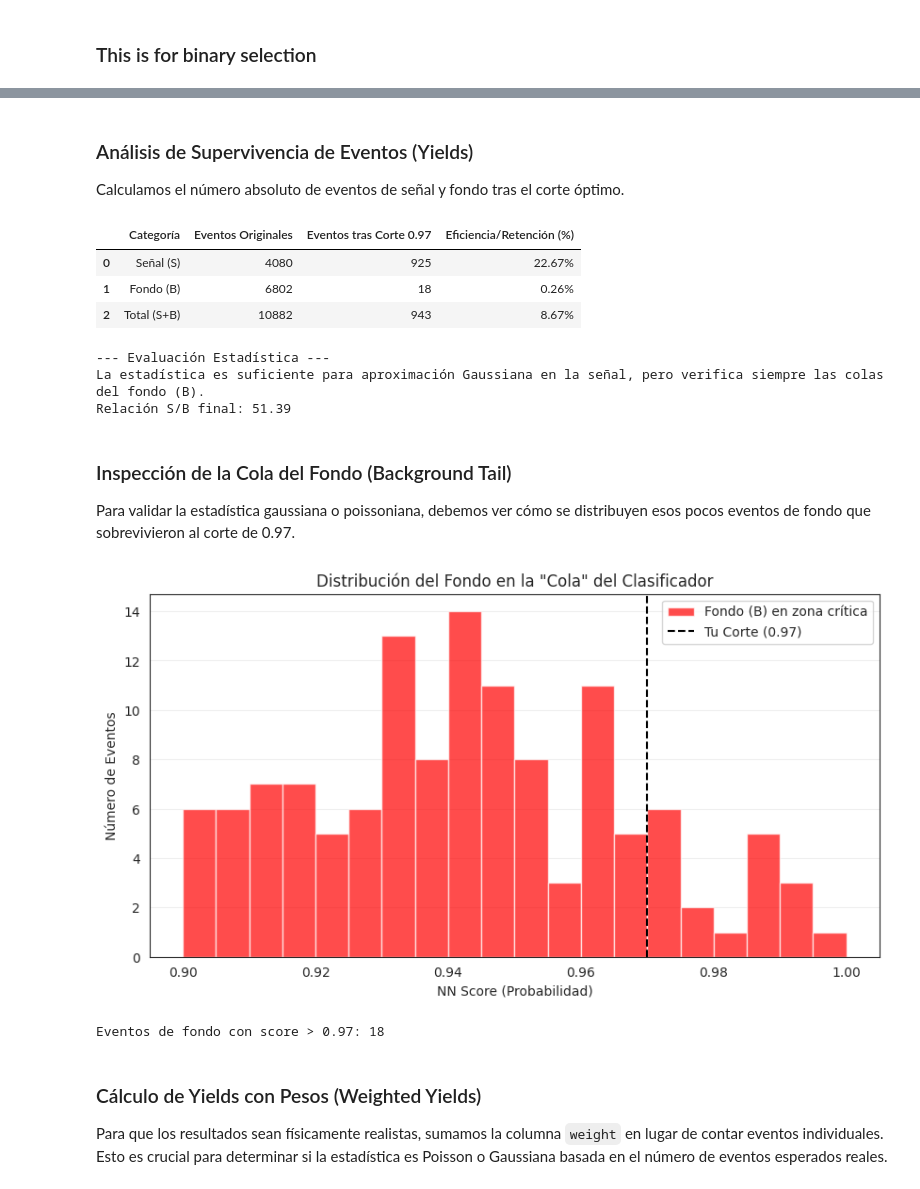
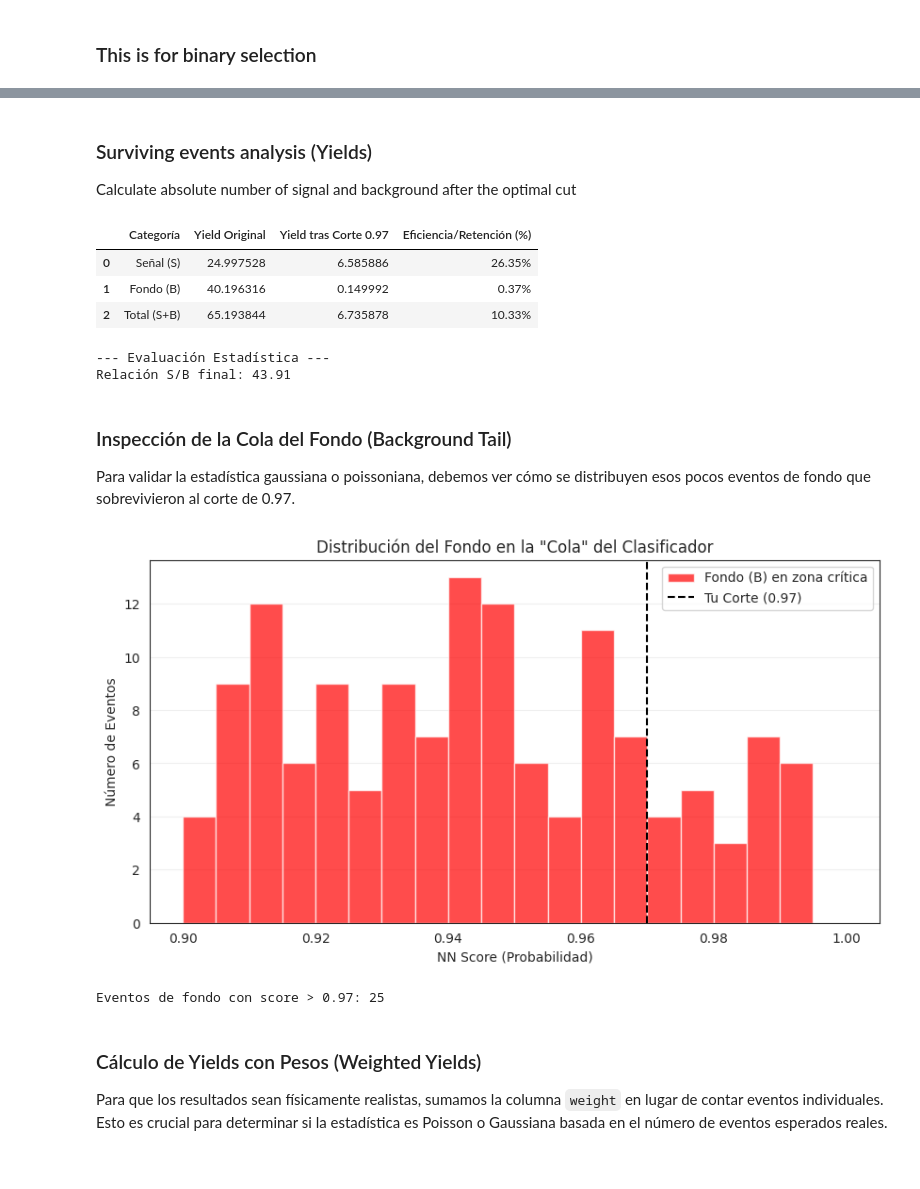
Before and after one commit to jajajandro/LIP_updated-codes, a Jupyter notebook: Template_ML.ipynb, the cells around one changed output, grey strips where cells are left out. Drawn from its saved outputs; the diff is of its cells as text; code cells hidden in the pictures.

```diff
--- a/Template_ML.ipynb
+++ b/Template_ML.ipynb
@@ -140,7 +140,7 @@ In order to normalize our data we need to define which variables we want to use
 # %%
 # Lista de variables a excluir del entrenamiento
 # Puedes añadir aquí cualquier variable que consideres que no aporta información
-exclude_vars = ['target', 'signal_probability']
+exclude_vars = ['target', 'signal_probability', 'f_n_hits_US_1', 'dens_sel2', 'f_n_hits_US_2', 'f_qdc_US_1', 'f_dens_scifi_3']
 
 # Creamos trainFeatures excluyendo las variables de la lista
 trainFeatures = [var for var in FullSignal.columns if var not in exclude_vars]
@@ -628,20 +627,22 @@ for i,x in enumerate(ax):
 # %%
 import numpy as np
 import matplotlib.pyplot as plt
+import pandas
 
-# Define cuts from 0 to 1 in steps of 0.01
+if 'weight' not in FullSignal.columns:
+    weights_column = pandas.concat([signal_df['weight'], background_df['weight']], ignore_index=True)
+    FullSignal['weight'] = weights_column
+
 cuts = np.arange(0.0, 1.01, 0.01)
 significances = []
 
 print(f"{'Cut':<6} | {'S (Weighted)':<15} | {'sqrt(B)':<10} | {'S/sqrt(B)':<10}")
-print("-" * 55)
+print('-' * 55)
 
 for x_cut in cuts:
-    # 1. Creamos las máscaras para filtrar
     mask_S = (FullSignal['target'] == 1) & (FullSignal['signal_probability'] >= x_cut)
     mask_B = (FullSignal['target'] == 0) & (FullSignal['signal_probability'] >= x_cut)
 
-    # 2. SUMAMOS LOS PESOS en lugar de contar con len()
     S = FullSignal[mask_S]['weight'].sum()
     B = FullSignal[mask_B]['weight'].sum()
 
@@ -650,16 +651,13 @@ for x_cut in cuts:
 
     significances.append(ratio)
 
-    # Print every 5 steps the output
     if int(x_cut * 100) % 5 == 0:
         print(f"{x_cut:<6.2f} | {S:<15.4f} | {sqrtB:<10.4f} | {ratio:<10.2f}")
 
-# Find max ratio
 max_idx = np.argmax(significances)
 best_cut = cuts[max_idx]
 max_significance = significances[max_idx]
 
-# --- Estadísticas con pesos (Yields esperados) ---
 total_S_orig = FullSignal[FullSignal['target'] == 1]['weight'].sum()
 total_B_orig = FullSignal[FullSignal['target'] == 0]['weight'].sum()
 total_orig = total_S_orig + total_B_orig
@@ -668,23 +666,20 @@ surviving_S = FullSignal[(FullSignal['target'] == 1) & (FullSignal['signal_proba
 surviving_B = FullSignal[(FullSignal['target'] == 0) & (FullSignal['signal_probability'] >= best_cut)]['weight'].sum()
 total_surviving = surviving_S + surviving_B
 
-# Calculate percentages of surviving S and B
 pct_S = (surviving_S / total_S_orig) * 100 if total_S_orig > 0 else 0
 pct_B = (surviving_B / total_B_orig) * 100 if total_B_orig > 0 else 0
 pct_total = (total_surviving / total_orig) * 100 if total_orig > 0 else 0
 
-# Plot
 plt.figure(figsize=(10, 6))
-plt.plot(cuts, significances, label='Significance $S/\sqrt{B}$', color='blue', lw=2)
+plt.plot(cuts, significances, label=r'Significance $S/\sqrt{B}$', color='blue', lw=2)
 plt.axvline(best_cut, color='red', linestyle='--', label=f'Optimal Cut: {best_cut:.2f}')
 plt.title('Optimisation of cut (Weighted Events)')
 plt.xlabel('Cut in probability (x_cut)')
-plt.ylabel('$S/\sqrt{B}$')
+plt.ylabel(r'$S/\sqrt{B}$')
 plt.legend()
 plt.grid(True, alpha=0.3)
 plt.show()
 
-# Print final results and percentages
 print(f"\nThe best ratio S/sqrt(B) is {max_significance:.2f} obtained with a cut at {best_cut:.2f}")
 
 print("\n" + "="*55)
@@ -734,65 +729,61 @@ Retained Background (B): 0.06 events (0.14% background kept)
 =======================================================
-# %% [markdown]
-### Análisis de Supervivencia de Eventos (Yields)
-Calculamos el número absoluto de eventos de señal y fondo tras el corte óptimo.
+# %% [markdown]
+### Surviving events analysis (Yields)
+ Calculate absolute number of signal and background after the optimal cut
 # %%
 import pandas as pd
 
-# Starting point
-working_point = 0.97
+working_point = best_cut
 
-# Conteos absolutos
-sig_final = len(FullSignal[(FullSignal['target'] == 1) & (FullSignal['signal_probability'] >= working_point)])
-bkg_final = len(FullSignal[(FullSignal['target'] == 0) & (FullSignal['signal_probability'] >= working_point)])
+total_S_orig = FullSignal[FullSignal['target'] == 1]['weight'].sum()
+total_B_orig = FullSignal[FullSignal['target'] == 0]['weight'].sum()
+total_orig = total_S_orig + total_B_orig
+
+sig_final = FullSignal[(FullSignal['target'] == 1) & (FullSignal['signal_probability'] >= working_point)]['weight'].sum()
+bkg_final = FullSignal[(FullSignal['target'] == 0) & (FullSignal['signal_probability'] >= working_point)]['weight'].sum()
 
 yields_df = pd.DataFrame({
     'Categoría': ['Señal (S)', 'Fondo (B)', 'Total (S+B)'],
-    'Eventos Originales': [total_S_orig, total_B_orig, total_orig],
-    'Eventos tras Corte 0.97': [sig_final, bkg_final, sig_final + bkg_final],
+    'Yield Original': [total_S_orig, total_B_orig, total_orig],
+    'Yield tras Corte 0.97': [sig_final, bkg_final, sig_final + bkg_final],
     'Eficiencia/Retención (%)': [f'{(sig_final/total_S_orig)*100:.2f}%', f'{(bkg_final/total_B_orig)*100:.2f}%', f'{((sig_final+bkg_final)/total_orig)*100:.2f}%']
 })
 
 display(yields_df)
 
 print(f"\n--- Evaluación Estadística ---")
-if sig_final < 50:
-    print("ADVERTENCIA: Baja estadística de señal. Se recomienda usar estadística de Poisson para límites de confianza.")
-else:
-    print("La estadística es suficiente para aproximación Gaussiana en la señal, pero verifica siempre las colas del fondo (B).")
-
 print(f"Relación S/B final: {sig_final/bkg_final:.2f}" if bkg_final > 0 else "Relación S/B: Fondo cero en la muestra.")
 # %% [output]
-|  | Categoría | Eventos Originales | Eventos tras Corte 0.97 | Eficiencia/Retención (%) |
-| 0 | Señal (S) | 4080 | 925 | 22.67% |
-| 1 | Fondo (B) | 6802 | 18 | 0.26% |
-| 2 | Total (S+B) | 10882 | 943 | 8.67% |
+|  | Categoría | Yield Original | Yield tras Corte 0.97 | Eficiencia/Retención (%) |
+| 0 | Señal (S) | 24.997528 | 6.585886 | 26.35% |
+| 1 | Fondo (B) | 40.196316 | 0.149992 | 0.37% |
+| 2 | Total (S+B) | 65.193844 | 6.735878 | 10.33% |
 --- Evaluación Estadística ---
-La estadística es suficiente para aproximación Gaussiana en la señal, pero verifica siempre las colas del fondo (B).
-Relación S/B final: 51.39
+Relación S/B final: 43.91
 # %% [markdown]
 ### Inspección de la Cola del Fondo (Background Tail)
 Para validar la estadística gaussiana o poissoniana, debemos ver cómo se distribuyen esos pocos eventos de fondo que sobrevivieron al corte de 0.97.
 # %%
 import matplotlib.pyplot as plt
 
 # Filtramos solo el fondo que sobrevive al corte
 bkg_tail = FullSignal[(FullSignal['target'] == 0) & (FullSignal['signal_probability'] >= 0.90)]
 
 plt.figure(figsize=(10, 5))
 plt.hist(bkg_tail['signal_probability'], bins=20, range=(0.90, 1.0), color='red', alpha=0.7, label='Fondo (B) en zona crítica')
-plt.axvline(0.97, color='black', linestyle='--', label='Tu Corte (0.97)')
+plt.axvline(best_cut, color='black', linestyle='--', label='Tu Corte (0.97)')
 
 plt.title('Distribución del Fondo en la "Cola" del Clasificador')
 plt.xlabel('NN Score (Probabilidad)')
 plt.ylabel('Número de Eventos')
 plt.legend()
 plt.grid(axis='y', alpha=0.3)
 plt.show()
 
 print(f"Eventos de fondo con score > 0.97: {len(bkg_tail[bkg_tail['signal_probability'] >= 0.97])}")
 # %% [output]
-[figure, old version]
+[figure, new version]
-Eventos de fondo con score > 0.97: 18
+Eventos de fondo con score > 0.97: 25
 # %% [markdown]
 ### Cálculo de Yields con Pesos (Weighted Yields)
 Para que los resultados sean físicamente realistas, sumamos la columna `weight` en lugar de contar eventos individuales. Esto es crucial para determinar si la estadística es Poisson o Gaussiana basada en el número de eventos esperados reales.
```
Also changed, not shown: parts of 20 cells of this notebook.
